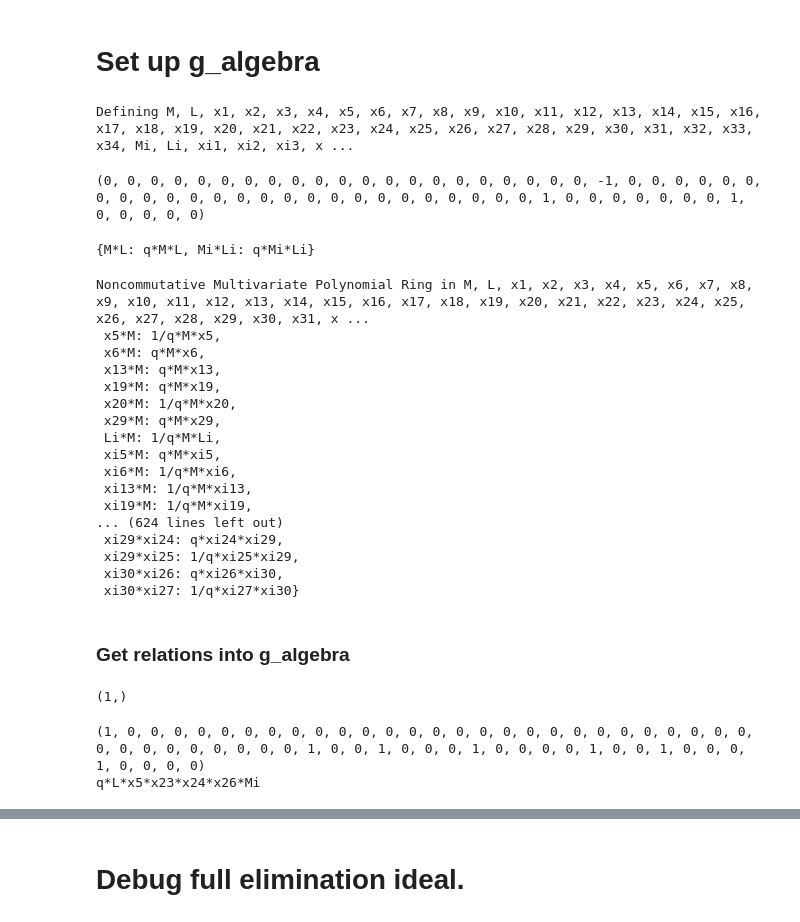
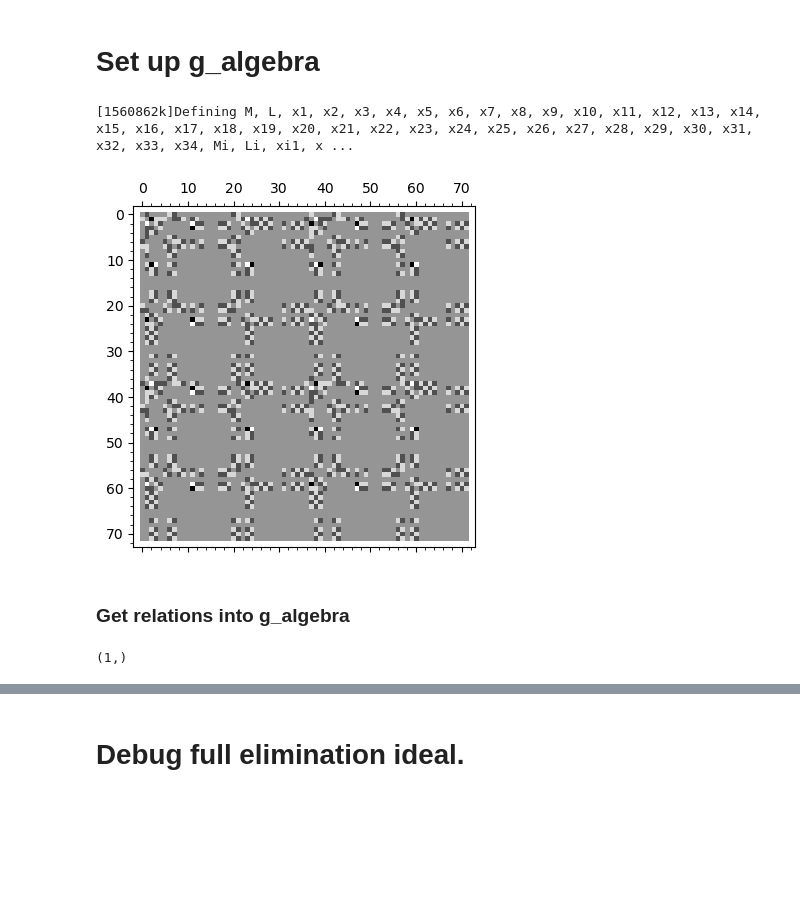
Before and after one commit to jmhbrown/quantum-A-polynomial, a Jupyter notebook: 4_1_with_q.ipynb, the cells around one changed output, grey strips where cells are left out. Cells and saved outputs as stored; diff of their text form; code cells hidden in the pictures; blank space fills up the shorter version.

Commit message:
fix q powers on threads, much more 4_1 debugging

```diff
--- a/4_1_with_q.ipynb
+++ b/4_1_with_q.ipynb
@@ -234,7 +380,7 @@ import itertools
 relations_FA = {}
 for g2,g1 in itertools.combinations(FA_gens_dict.keys(),2):
     #print(matrix(x_gens_dict[g1])*(restricted_omega*(matrix(x_gens_dict[g2]).transpose())))
-    power = (matrix(FA_gens_dict[g2])*doubled_res_omega*(matrix(FA_gens_dict[g1]).transpose()))[0][0]
+    power = 2*(matrix(FA_gens_dict[g2])*doubled_res_omega*(matrix(FA_gens_dict[g1]).transpose()))[0][0]
     if power != 0:
         this_rel = [g1*g2,q**int(power)*g2*g1]
         #print(this_rel)
@@ -255,42 +401,14 @@ for g2,g1 in itertools.combinations(FA_gens_dict.keys(),2):
 H2 = A2.g_algebra(relations_FA)
 H2.inject_variables()
 # %% [output]
-Defining M, L, x1, x2, x3, x4, x5, x6, x7, x8, x9, x10, x11, x12, x13, x14, x15, x16, x17, x18, x19, x20, x21, x22, x23, x24, x25, x26, x27, x28, x29, x30, x31, x32, x33, x34, Mi, Li, xi1, xi2, xi3, x ...
+[1560862k]Defining M, L, x1, x2, x3, x4, x5, x6, x7, x8, x9, x10, x11, x12, x13, x14, x15, x16, x17, x18, x19, x20, x21, x22, x23, x24, x25, x26, x27, x28, x29, x30, x31, x32, x33, x34, Mi, Li, xi1, x ...
-# %%
-# TOOD: translate correctly from g_algebra to skein algebra
-tmp_mat = matrix([inv_lattice.basis_matrix().rows()[i] for i in range(0,A2.ngens()/2)]+[-inv_lattice.basis_matrix().rows()[i] for i in range(0,A2.ngens()/2)])
-vector(L.exponents()[0])*tmp_mat
-#print(tmp_mat)
-# %% [output]
-(0, 0, 0, 0, 0, 0, 0, 0, 0, 0, 0, 0, 0, 0, 0, 0, 0, 0, 0, 0, 0, -1, 0, 0, 0, 0, 0, 0, 0, 0, 0, 0, 0, 0, 0, 0, 0, 0, 0, 0, 0, 0, 0, 0, 0, 0, 0, 1, 0, 0, 0, 0, 0, 0, 0, 1, 0, 0, 0, 0, 0)
-# %%
-# debugging relations - this assumes the following list is in lexigraphical order.
-just_check = ['L','M','Li','Mi']
-
-small_rel = {A2(g2+'*'+g1):H2.relations().get(A2(g1+'*'+g2),0) for g1,g2 in itertools.combinations(just_check,2) if H2.relations().get(A2(g1+'*'+g2),0) != 0}
-print(small_rel)
-# %% [output]
-{M*L: q*M*L, Mi*Li: q*Mi*Li}
-# %%
-H2
-# %% [output]
-Noncommutative Multivariate Polynomial Ring in M, L, x1, x2, x3, x4, x5, x6, x7, x8, x9, x10, x11, x12, x13, x14, x15, x16, x17, x18, x19, x20, x21, x22, x23, x24, x25, x26, x27, x28, x29, x30, x31, x ...
- x5*M: 1/q*M*x5,
- x6*M: q*M*x6,
- x13*M: q*M*x13,
- x19*M: q*M*x19,
- x20*M: 1/q*M*x20,
- x29*M: q*M*x29,
- Li*M: 1/q*M*Li,
- xi5*M: q*M*xi5,
- xi6*M: 1/q*M*xi6,
- xi13*M: 1/q*M*xi13,
- xi19*M: 1/q*M*xi19,
-... (624 lines left out)
- xi29*xi24: q*xi24*xi29,
- xi29*xi25: 1/q*xi25*xi29,
- xi30*xi26: q*xi26*xi30,
- xi30*xi27: 1/q*xi27*xi30}
+# %%
+matrix_plot(doubled_res_omega)
+#QuantumAPolynomial.lattice_coord_to_ring_element(bm.solve_left(skmod.monomial_relations[0]),H2,restricted_omega)
+
+#(list(bm.solve_left(skmod.monomial_relations[0])))
+# %% [output]
+[figure, added]
 # %% [markdown]
 ### Get relations into g_algebra
 # %%
@@ -308,11 +430,5 @@ relations_ideal = H2.ideal(monomial_relations + crossing_rel+inverses_relations)
-# %%
-# check - is the elimination ideal wrong?
-relations_ideal.elimination_ideal([x1]).gens()
-# %% [output]
-(1,)
-# %%
-print(skmod.monomial_relations[0])
-print(get_g_alg_element_from_coord(skmod.monomial_relations[0],inv_lattice.basis_matrix(),H2))
-# %% [output]
-(1, 0, 0, 0, 0, 0, 0, 0, 0, 0, 0, 0, 0, 0, 0, 0, 0, 0, 0, 0, 0, 0, 0, 0, 0, 0, 0, 0, 0, 0, 0, 0, 0, 0, 0, 0, 0, 1, 0, 0, 1, 0, 0, 0, 1, 0, 0, 0, 0, 1, 0, 0, 1, 0, 0, 0, 1, 0, 0, 0, 0)
-q*L*x5*x23*x24*x26*Mi
+# %%
+# check - is the elimination ideal wrong?
+relations_ideal.elimination_ideal([x1]).gens()
+# %% [output]
+(1,)
```
Also changed, not shown: parts of 64 cells of this notebook, 1 other file.
